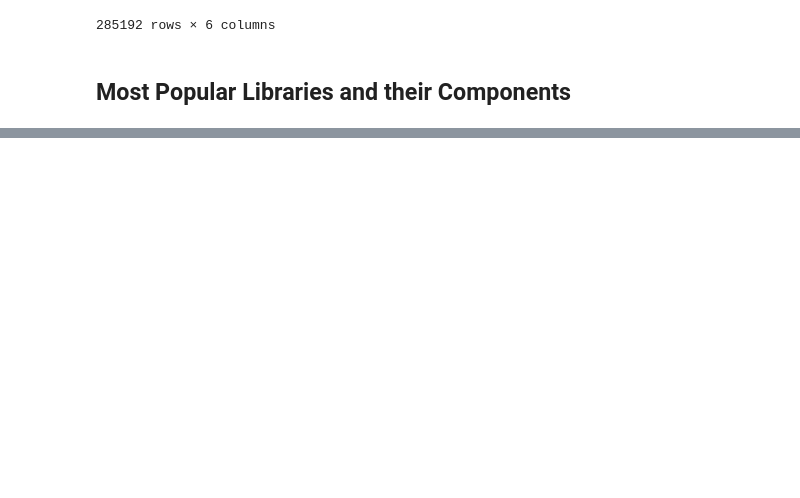
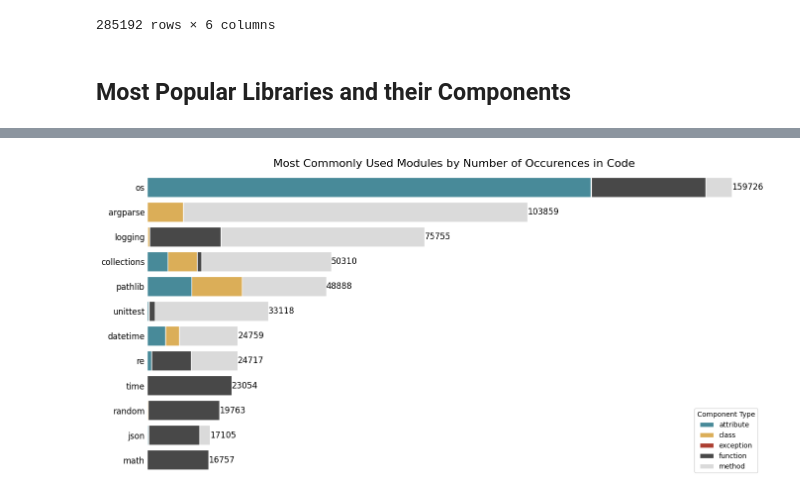
Before and after one commit to tobias-talaj/top-python-repos-analysis, a Jupyter notebook: notebooks/std_lib_analysis.ipynb, the cells around one changed output, grey strips where cells are left out. Cells and saved outputs as stored; diff of their text form; code cells hidden in the pictures; blank space fills up the shorter version.

```diff
--- a/notebooks/std_lib_analysis.ipynb
+++ b/notebooks/std_lib_analysis.ipynb
@@ -129,0 +97,5 @@ show_popularity(count_components_usage(py_jupyter_repos, 'os', by='files', compo
+# %%
+modules_popularity_with_component_types = module_component_counts(py_jupyter_repos)
+show_popularity(modules_popularity_with_component_types, 'Most Commonly Used Modules by Number of Occurences in Code', 12)
+# %% [output]
+[figure, added]
```
Also changed, not shown: parts of 13 cells of this notebook, 2 other files.
